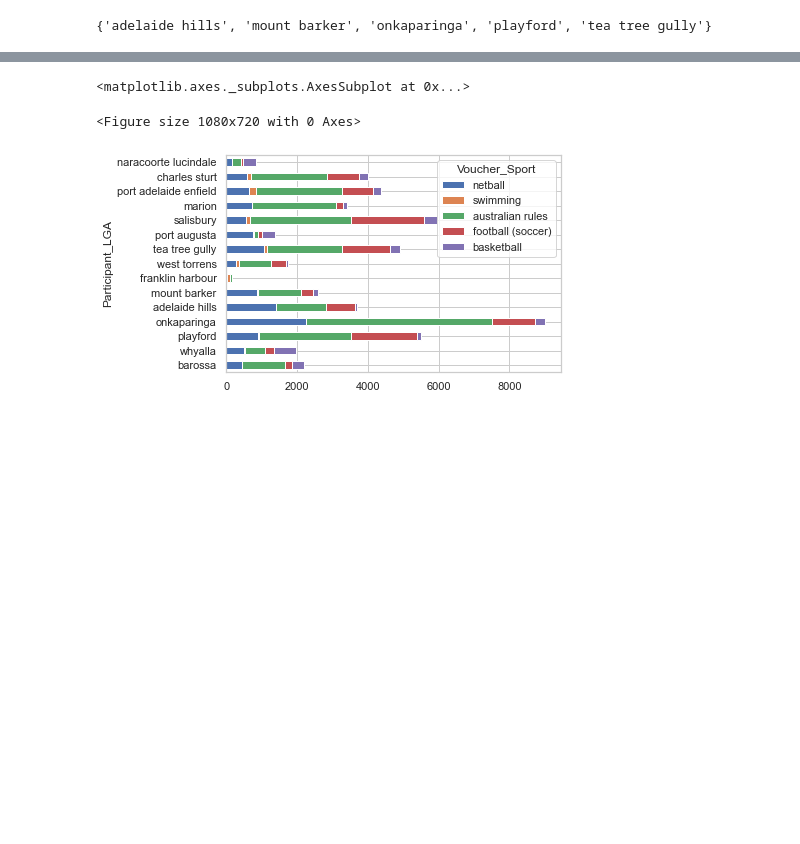
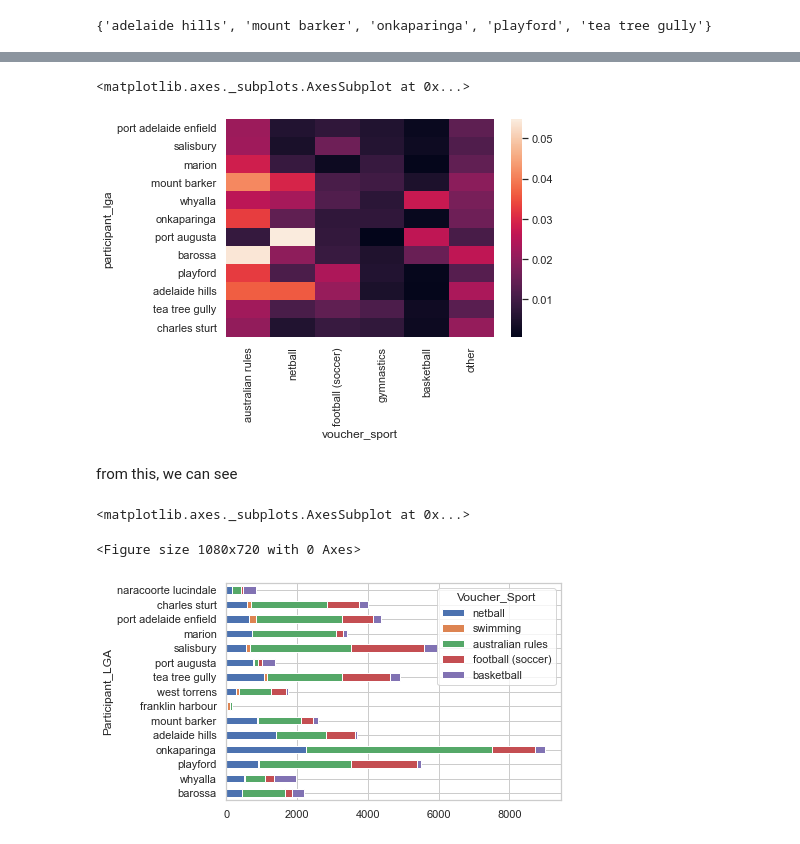
Before and after one commit to MQCOMP2200-S2-2021/Data-Science-Labs, a Jupyter notebook: Portfolio 2-Copy1.ipynb, the cells around one changed output, grey strips where cells are left out. Drawn from its saved outputs; the diff is of its cells as text; code cells hidden in the pictures; blank space fills up the shorter version.

```diff
--- a/Portfolio 2-Copy1.ipynb
+++ b/Portfolio 2-Copy1.ipynb
@@ -963,0 +842,2 @@ pivot_top[topSports]
+# %%
+listTest.extend(['other','total','population'])
@@ -963,0 +855,2 @@ pivot_top[topSports]
+# %%
+test = test.reindex(columns = listTest)
@@ -963,0 +893,11 @@ pivot_top[topSports]
+# %%
+test = test.drop(['population'], axis=1)
+# %%
+test = test.dropna()
+# %%
+sns.heatmap(data= test.drop(columns='total'))
+# %% [output]
+<matplotlib.axes._subplots.AxesSubplot at 0x...>
+[figure, added]
+# %% [markdown]
+from this, we can see
```
Also changed, not shown: parts of 111 cells of this notebook.
